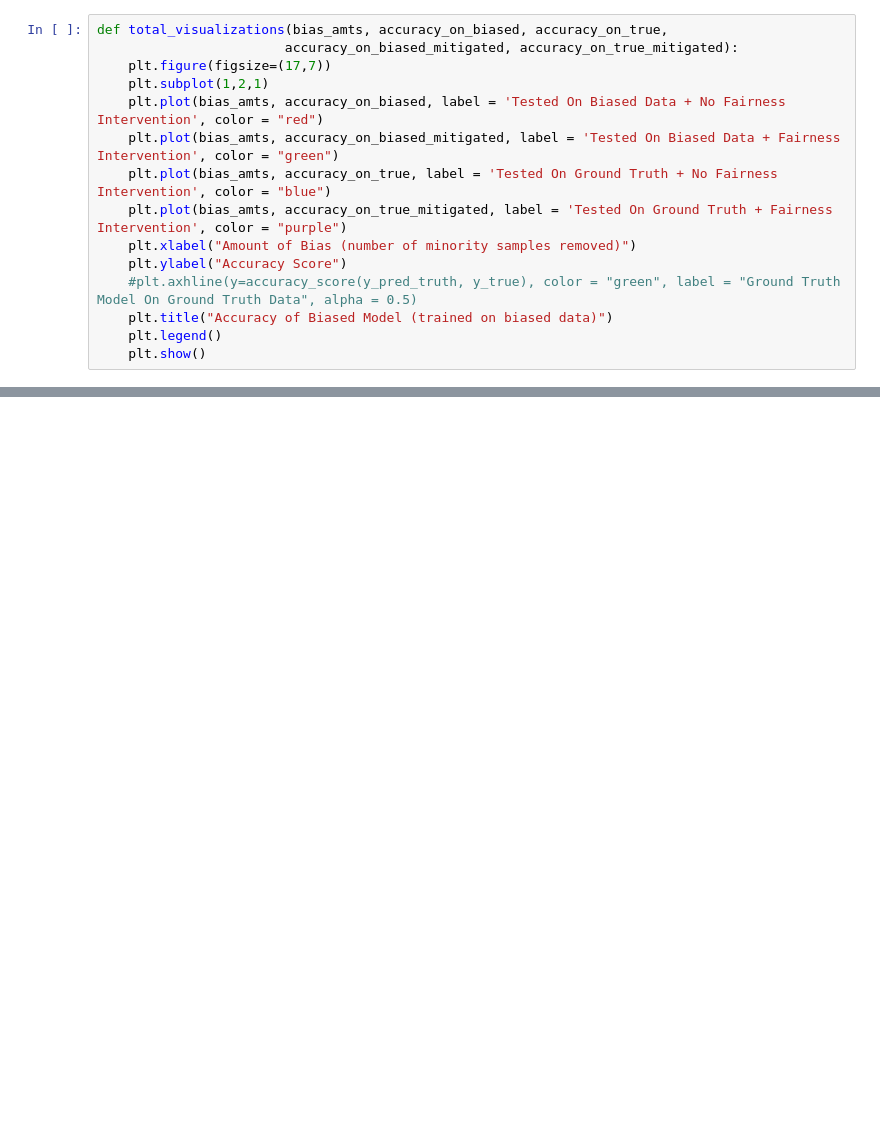
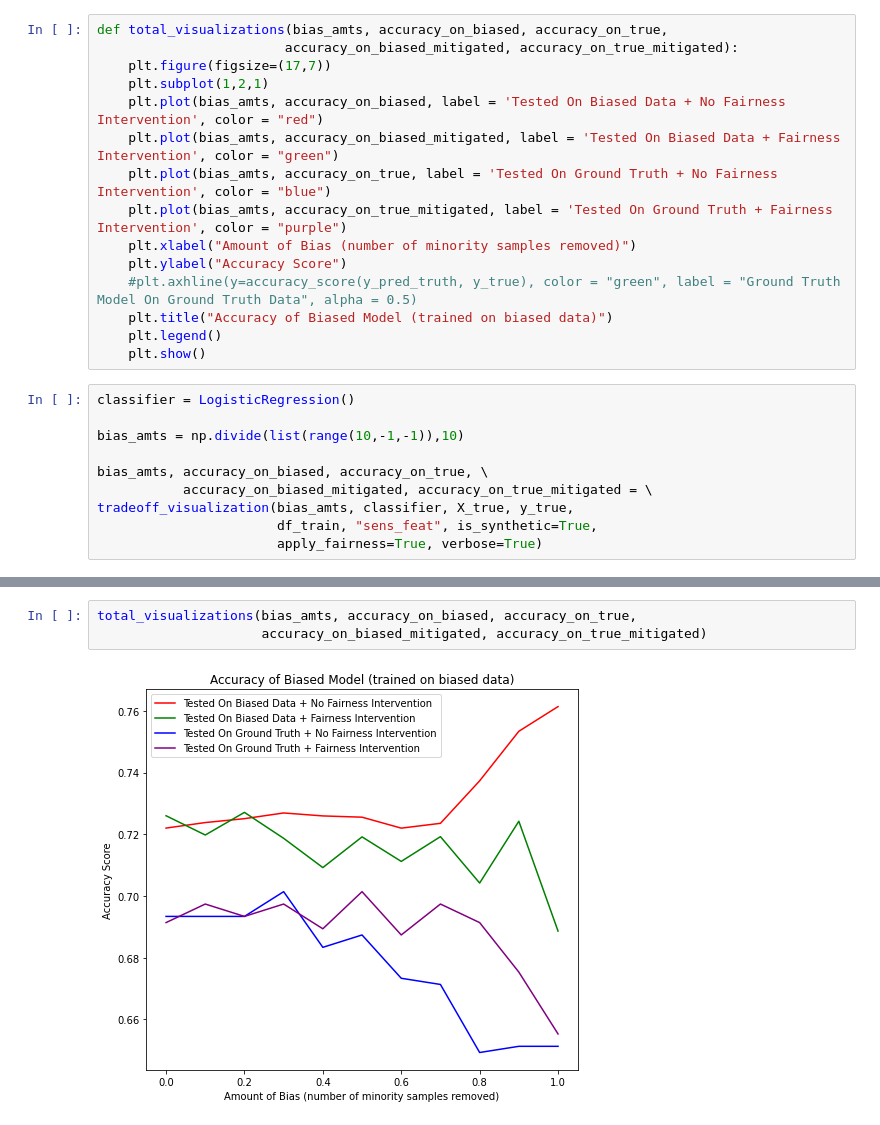
Before and after one commit to mnagired/fairness-sandbox, a Jupyter notebook: sandbox.ipynb, the cells around one changed output, grey strips where cells are left out. Cells and saved outputs as stored; diff of their text form; blank space fills up the shorter version.

Commit message:
modularized everything except tradeoff_function with error bars

```diff
--- a/sandbox.ipynb
+++ b/sandbox.ipynb
@@ -765,3 +760,13 @@ def total_visualizations(bias_amts, accuracy_on_biased, accuracy_on_true,
     plt.title("Accuracy of Biased Model (trained on biased data)")
     plt.legend()
     plt.show()
+# %%
+classifier = LogisticRegression()
+
+bias_amts = np.divide(list(range(10,-1,-1)),10)
+
+bias_amts, accuracy_on_biased, accuracy_on_true, \
+           accuracy_on_biased_mitigated, accuracy_on_true_mitigated = \
+tradeoff_visualization(bias_amts, classifier, X_true, y_true,
+                       df_train, "sens_feat", is_synthetic=True,
+                       apply_fairness=True, verbose=True)
@@ -767,0 +785,5 @@ def total_visualizations(bias_amts, accuracy_on_biased, accuracy_on_true,
+# %%
+total_visualizations(bias_amts, accuracy_on_biased, accuracy_on_true,
+                     accuracy_on_biased_mitigated, accuracy_on_true_mitigated)
+# %% [output]
+[figure, added]
```
Also changed, not shown: parts of 55 cells of this notebook.
